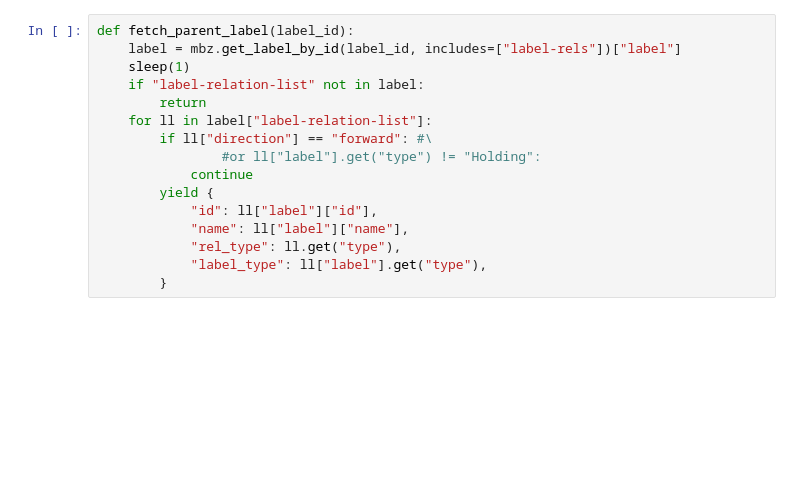
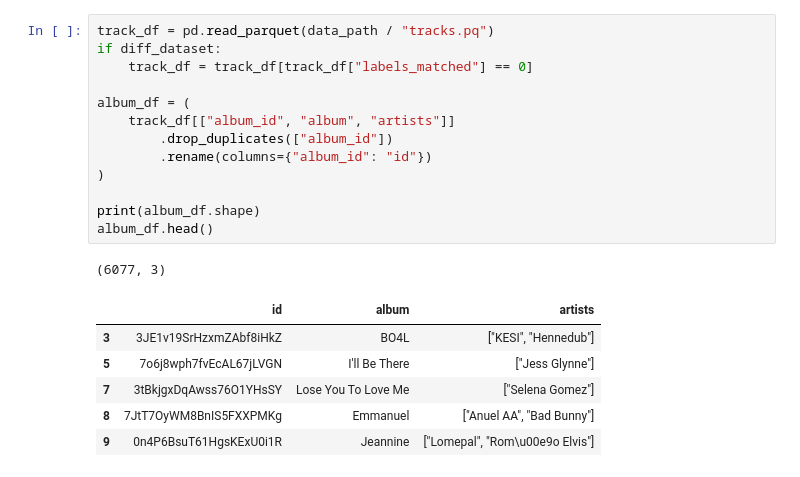
Before and after one commit to pezon/music-mining, a Jupyter notebook: notebooks/collection/prepare_labels.ipynb, the cells around one changed output. Cells and saved outputs as stored; diff of their text form; blank space fills up the shorter version.

```diff
--- a/notebooks/collection/prepare_labels.ipynb
+++ b/notebooks/collection/prepare_labels.ipynb
@@ -49,19 +25,24 @@ def fetch_label(isrc):
-# %%
-def fetch_parent_label(label_id):
-    label = mbz.get_label_by_id(label_id, includes=["label-rels"])["label"]
-    sleep(1)
-    if "label-relation-list" not in label:
-        return
-    for ll in label["label-relation-list"]:
-        if ll["direction"] == "forward": #\
-                #or ll["label"].get("type") != "Holding":
-            continue
-        yield {
-            "id": ll["label"]["id"],
-            "name": ll["label"]["name"],
-            "rel_type": ll.get("type"),
-            "label_type": ll["label"].get("type"),
-        }
+# %%
+track_df = pd.read_parquet(data_path / "tracks.pq")
+if diff_dataset:
+    track_df = track_df[track_df["labels_matched"] == 0]
+
+album_df = (
+    track_df[["album_id", "album", "artists"]]
+        .drop_duplicates(["album_id"])
+        .rename(columns={"album_id": "id"})
+)
+
+print(album_df.shape)
+album_df.head()
+# %% [output]
+(6077, 3)
+|  | id | album | artists |
+| 3 | 3JE1v19SrHzxmZAbf8iHkZ | BO4L | ["KESI", "Hennedub"] |
+| 5 | 7o6j8wph7fvEcAL67jLVGN | I'll Be There | ["Jess Glynne"] |
+| 7 | 3tBkjgxDqAwss76O1YHsSY | Lose You To Love Me | ["Selena Gomez"] |
+| 8 | 7JtT7OyWM8BnIS5FXXPMKg | Emmanuel | ["Anuel AA", "Bad Bunny"] |
+| 9 | 0n4P6BsuT61HgsKExU0i1R | Jeannine | ["Lomepal", "Rom\u00e9o Elvis"] |
 # %%
 def search_label(album_name, artist_name):
     releases = mbz.search_releases(f"album: {album_name} artist: {artist_name}")
```
Also changed, not shown: parts of 10 cells of this notebook, 15 other files.
